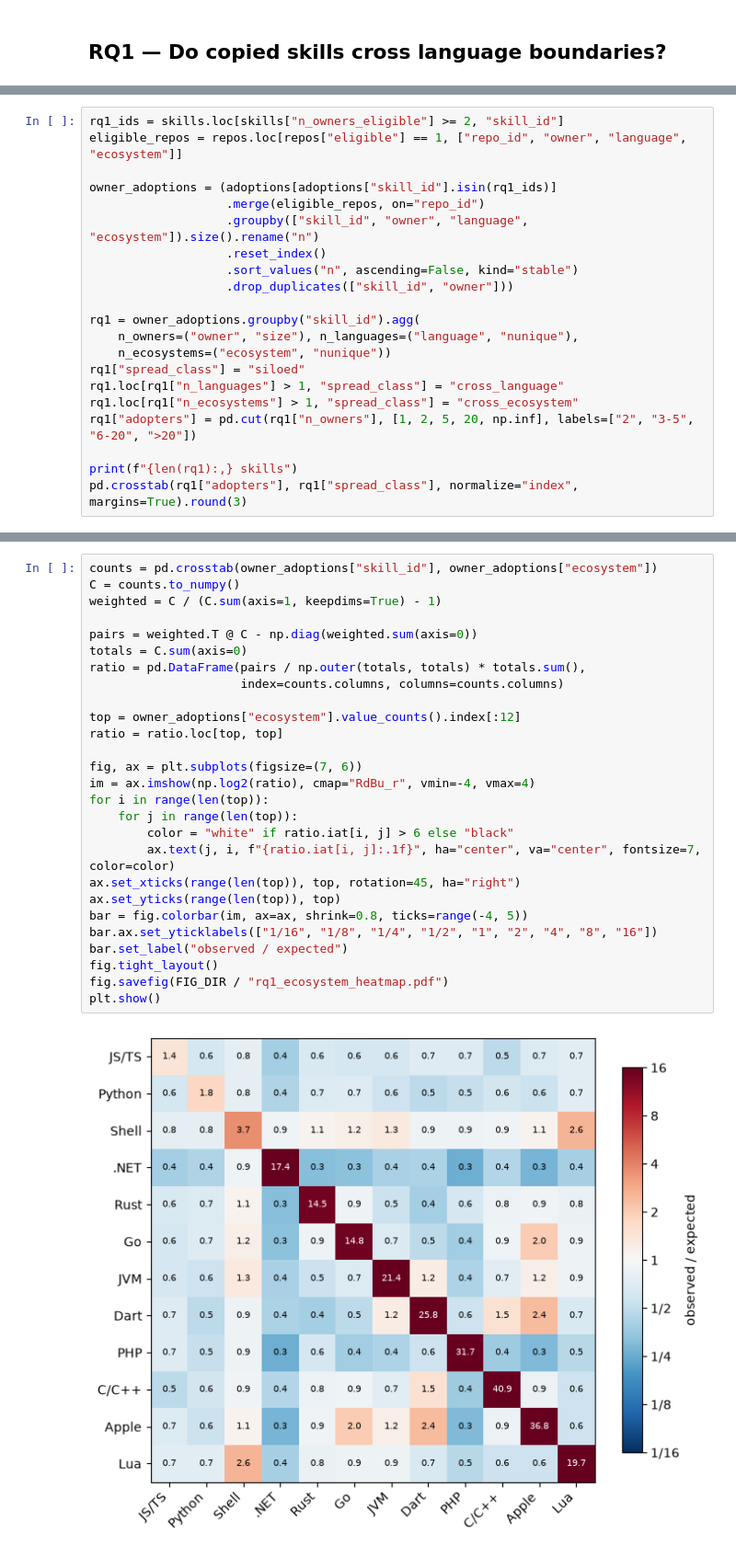
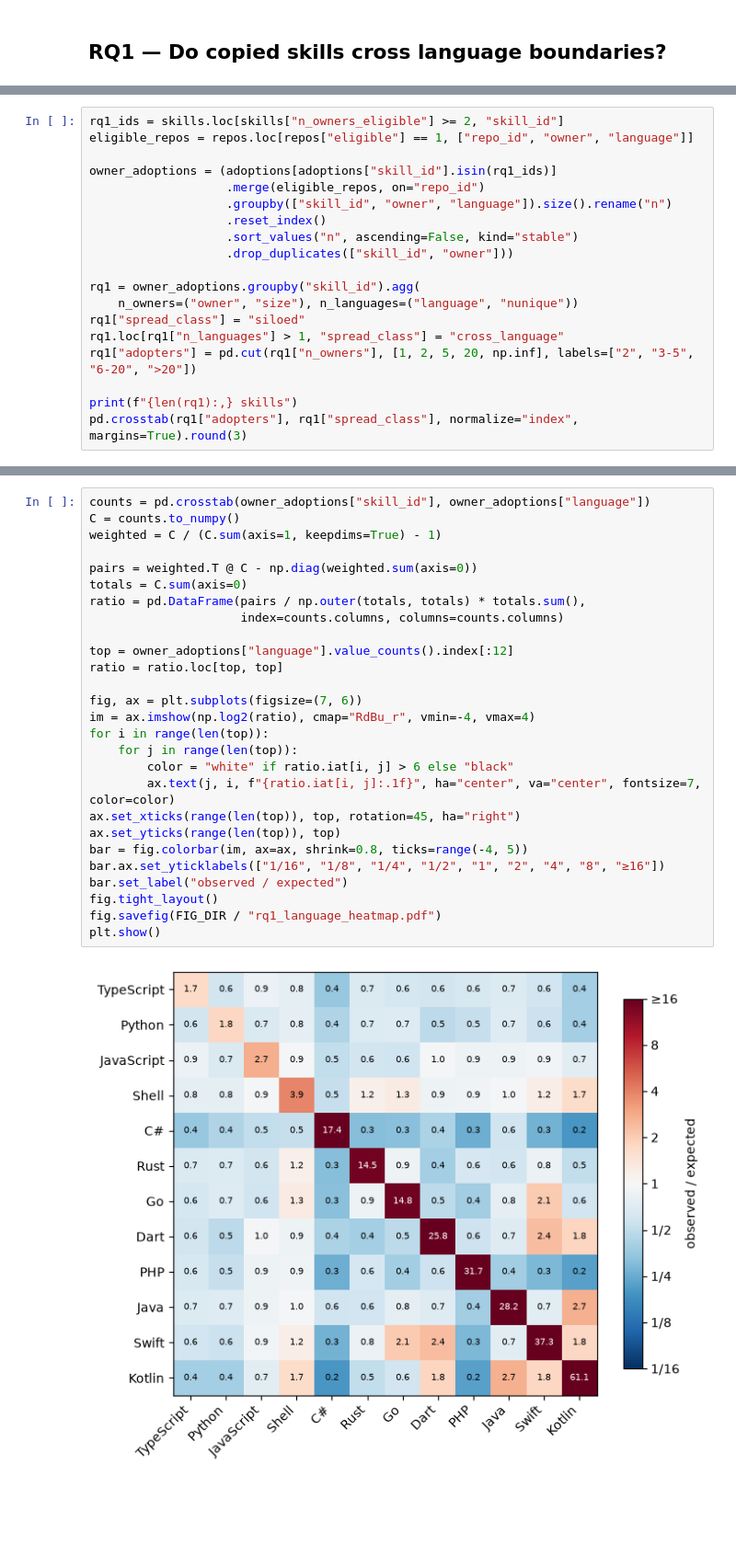
Before and after one commit to Sebastian-Espin/LOG6307E-MSR-2027-mining-challenge, a Jupyter notebook: notebooks/data_analysis.ipynb, the cells around one changed output, grey strips where cells are left out. Shown at 92% size. Saved outputs shown, nothing was run; the diff lists cells and outputs as text; blank space fills up the shorter version.

Commit message:
feat: removed ecosystem analysis, dynamic language added

```diff
--- a/notebooks/data_analysis.ipynb
+++ b/notebooks/data_analysis.ipynb
@@ -30,20 +26,18 @@ Each skill is then classified as:
 # %%
 rq1_ids = skills.loc[skills["n_owners_eligible"] >= 2, "skill_id"]
-eligible_repos = repos.loc[repos["eligible"] == 1, ["repo_id", "owner", "language", "ecosystem"]]
+eligible_repos = repos.loc[repos["eligible"] == 1, ["repo_id", "owner", "language"]]
 
 owner_adoptions = (adoptions[adoptions["skill_id"].isin(rq1_ids)]
                    .merge(eligible_repos, on="repo_id")
-                   .groupby(["skill_id", "owner", "language", "ecosystem"]).size().rename("n")
+                   .groupby(["skill_id", "owner", "language"]).size().rename("n")
                    .reset_index()
                    .sort_values("n", ascending=False, kind="stable")
                    .drop_duplicates(["skill_id", "owner"]))
 
 rq1 = owner_adoptions.groupby("skill_id").agg(
-    n_owners=("owner", "size"), n_languages=("language", "nunique"),
-    n_ecosystems=("ecosystem", "nunique"))
+    n_owners=("owner", "size"), n_languages=("language", "nunique"))
 rq1["spread_class"] = "siloed"
 rq1.loc[rq1["n_languages"] > 1, "spread_class"] = "cross_language"
-rq1.loc[rq1["n_ecosystems"] > 1, "spread_class"] = "cross_ecosystem"
 rq1["adopters"] = pd.cut(rq1["n_owners"], [1, 2, 5, 20, np.inf], labels=["2", "3-5", "6-20", ">20"])
 
 print(f"{len(rq1):,} skills")
@@ -138,30 +132,30 @@ share more skills than chance. On the other side, below 1 mean less. Only the 12
 # %%
-counts = pd.crosstab(owner_adoptions["skill_id"], owner_adoptions["ecosystem"])
+counts = pd.crosstab(owner_adoptions["skill_id"], owner_adoptions["language"])
 C = counts.to_numpy()
 weighted = C / (C.sum(axis=1, keepdims=True) - 1)
 
 pairs = weighted.T @ C - np.diag(weighted.sum(axis=0))
 totals = C.sum(axis=0)
 ratio = pd.DataFrame(pairs / np.outer(totals, totals) * totals.sum(),
                      index=counts.columns, columns=counts.columns)
 
-top = owner_adoptions["ecosystem"].value_counts().index[:12]
+top = owner_adoptions["language"].value_counts().index[:12]
 ratio = ratio.loc[top, top]
 
 fig, ax = plt.subplots(figsize=(7, 6))
 im = ax.imshow(np.log2(ratio), cmap="RdBu_r", vmin=-4, vmax=4)
 for i in range(len(top)):
     for j in range(len(top)):
         color = "white" if ratio.iat[i, j] > 6 else "black"
         ax.text(j, i, f"{ratio.iat[i, j]:.1f}", ha="center", va="center", fontsize=7, color=color)
 ax.set_xticks(range(len(top)), top, rotation=45, ha="right")
 ax.set_yticks(range(len(top)), top)
 bar = fig.colorbar(im, ax=ax, shrink=0.8, ticks=range(-4, 5))
-bar.ax.set_yticklabels(["1/16", "1/8", "1/4", "1/2", "1", "2", "4", "8", "16"])
+bar.ax.set_yticklabels(["1/16", "1/8", "1/4", "1/2", "1", "2", "4", "8", "≥16"])
 bar.set_label("observed / expected")
 fig.tight_layout()
-fig.savefig(FIG_DIR / "rq1_ecosystem_heatmap.pdf")
+fig.savefig(FIG_DIR / "rq1_language_heatmap.pdf")
 plt.show()
 # %% [output]
-[figure, old version]
+[figure, new version]
 # %% [markdown]
```
Also changed, not shown: parts of 8 cells of this notebook, 10 other files.
